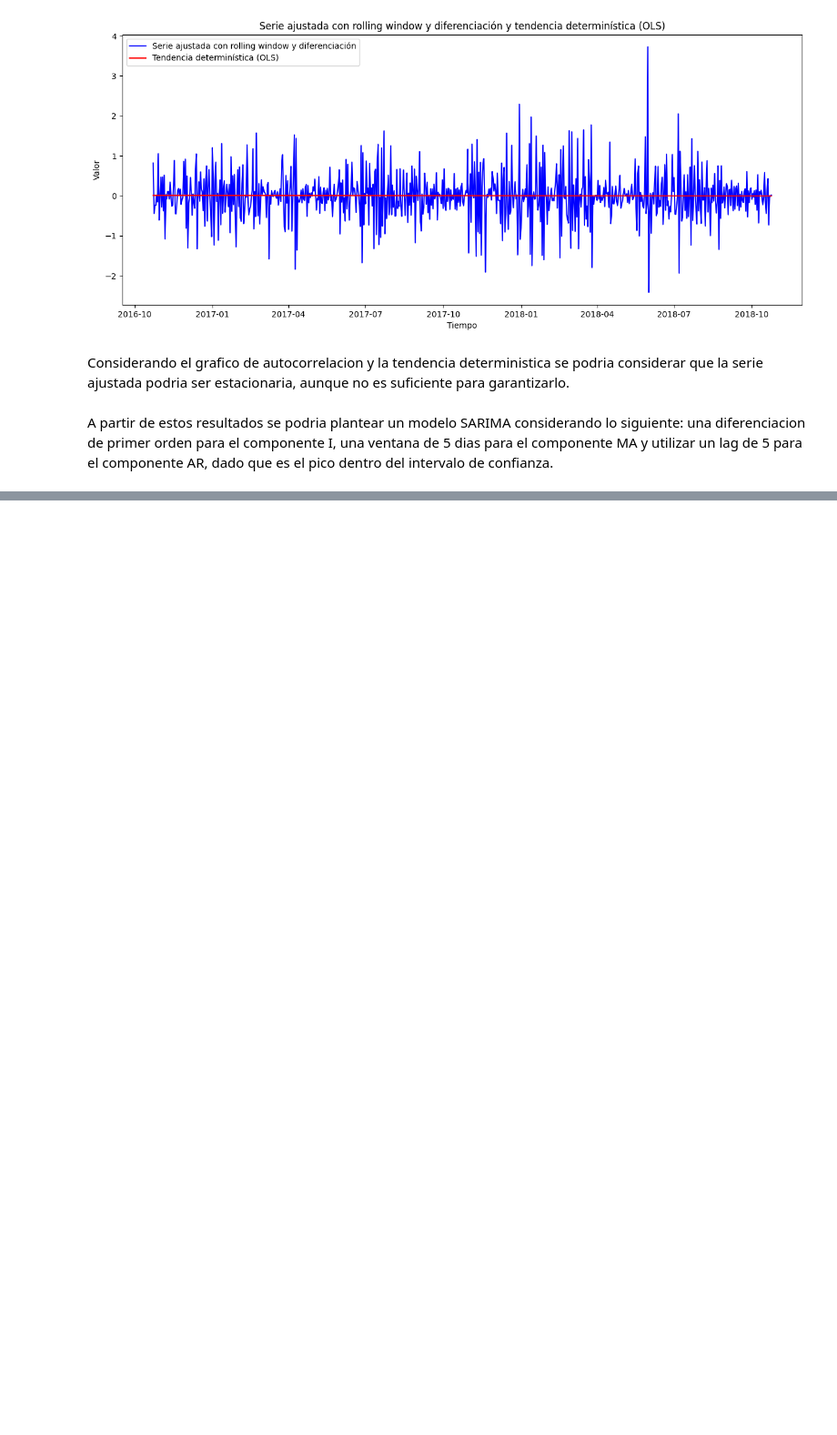
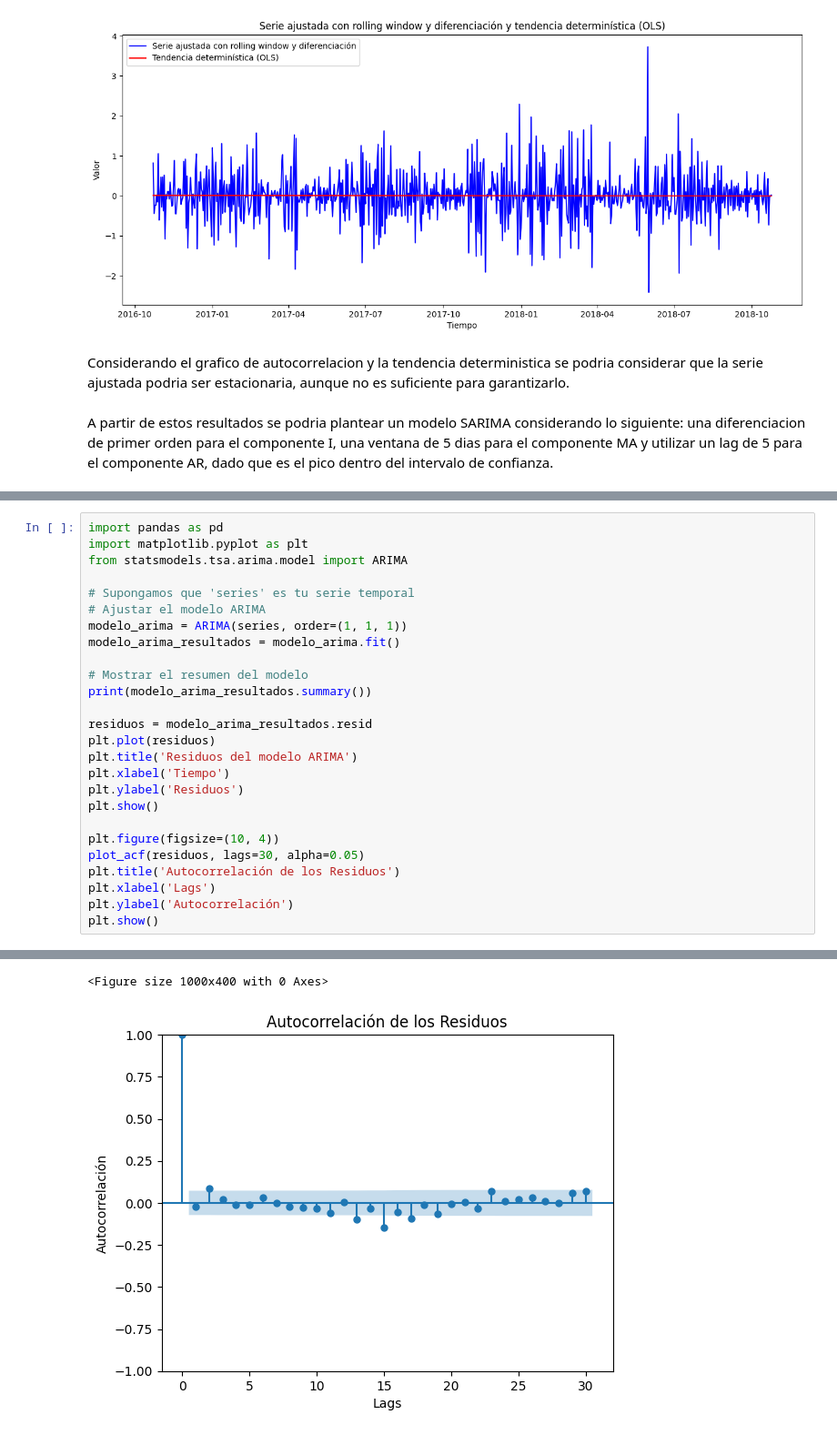
Before and after one commit to rpazos98/series-temporales, a Jupyter notebook: TP_Series_Temporales_Rodrigo_Pazos.ipynb, the cells around one changed output, grey strips where cells are left out. Shown at 91% size. Drawn from its saved outputs; the diff is of its cells as text; blank space fills up the shorter version.

```diff
--- a/TP_Series_Temporales_Rodrigo_Pazos.ipynb
+++ b/TP_Series_Temporales_Rodrigo_Pazos.ipynb
@@ -507,0 +488,27 @@ Warnings:
+# %%
+import pandas as pd
+import matplotlib.pyplot as plt
+from statsmodels.tsa.arima.model import ARIMA
+
+# Supongamos que 'series' es tu serie temporal
+# Ajustar el modelo ARIMA
+modelo_arima = ARIMA(series, order=(1, 1, 1))
+modelo_arima_resultados = modelo_arima.fit()
+
+# Mostrar el resumen del modelo
+print(modelo_arima_resultados.summary())
+
+residuos = modelo_arima_resultados.resid
+plt.plot(residuos)
+plt.title('Residuos del modelo ARIMA')
+plt.xlabel('Tiempo')
+plt.ylabel('Residuos')
+plt.show()
+
+plt.figure(figsize=(10, 4))
+plot_acf(residuos, lags=30, alpha=0.05)
+plt.title('Autocorrelación de los Residuos')
+plt.xlabel('Lags')
+plt.ylabel('Autocorrelación')
+plt.show()
+# %% [output]
@@ -507,0 +533,2 @@ Warnings:
+<Figure size 1000x400 with 0 Axes>
+[figure, added]
```
Also changed, not shown: parts of 10 cells of this notebook, 1 other file.
